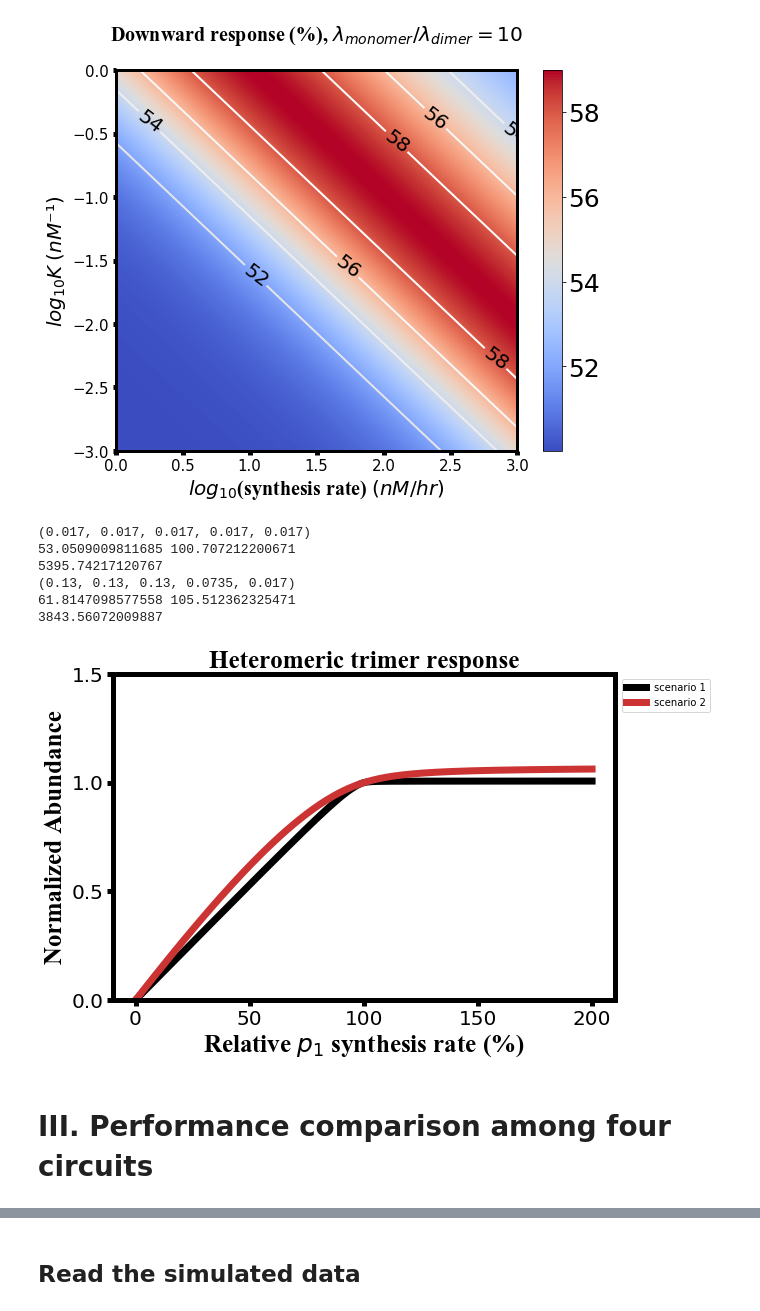
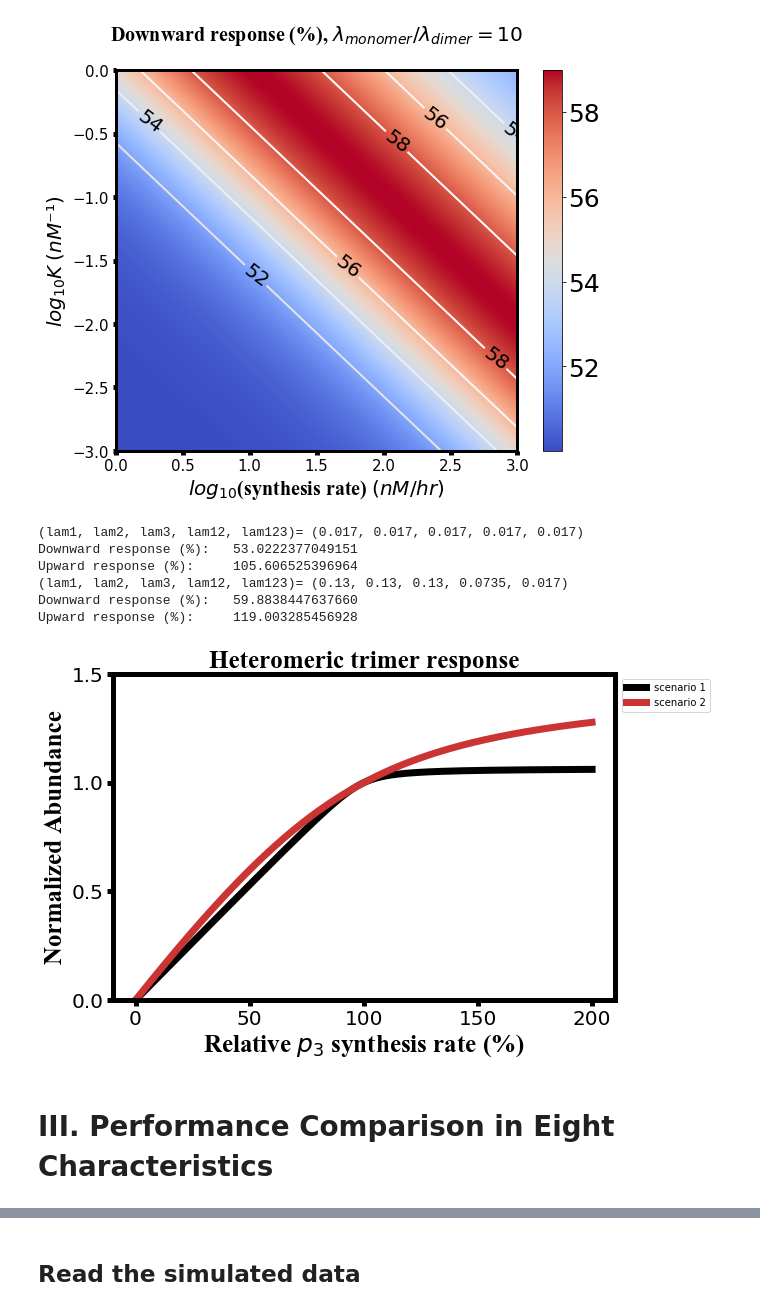
Before and after one commit to KL-Hsu/mathematical_modeling_of_complex_formation, a Jupyter notebook: Main.ipynb, the cells around one changed output, grey strips where cells are left out. Saved outputs shown, nothing was run; the diff lists cells and outputs as text; code cells hidden in the pictures.

```diff
--- a/Main.ipynb
+++ b/Main.ipynb
@@ -41,17 +48,17 @@ controllability_heatmap(lam1=0.27, lam3=0.027,c_min=1,c_max=1000,k_min=0.001,k_m
 # %% [output]
 [figure]
 # %%
-draw_trimer_response([scenario.stable, scenario.three], xmiddle=98, who='c1')
+draw_trimer_response([scenario.stable, scenario.three], xmiddle=98, who='c3')
 # %% [output]
-(0.017, 0.017, 0.017, 0.017, 0.017)
-53.0509009811685 100.707212200671
-5395.74217120767
-(0.13, 0.13, 0.13, 0.0735, 0.017)
-61.8147098577558 105.512362325471
-3843.56072009887
+(lam1, lam2, lam3, lam12, lam123)= (0.017, 0.017, 0.017, 0.017, 0.017)
+Downward response (%):   53.0222377049151
+Upward response (%):     105.606525396964
+(lam1, lam2, lam3, lam12, lam123)= (0.13, 0.13, 0.13, 0.0735, 0.017)
+Downward response (%):   59.8838447637660
+Upward response (%):     119.003285456928
-[figure, old version]
+[figure, new version]
-# %% [markdown]
-# III. Performance comparison among four circuits
+# %% [markdown]
+# III. Performance Comparison in Eight Characteristics
 # %%
 open_circuit_performance = performance(open_circuit.dynamics)
 closed_circuit_performance = performance(closed_circuit.dynamics)
```
Also changed, not shown: parts of 11 cells of this notebook.
